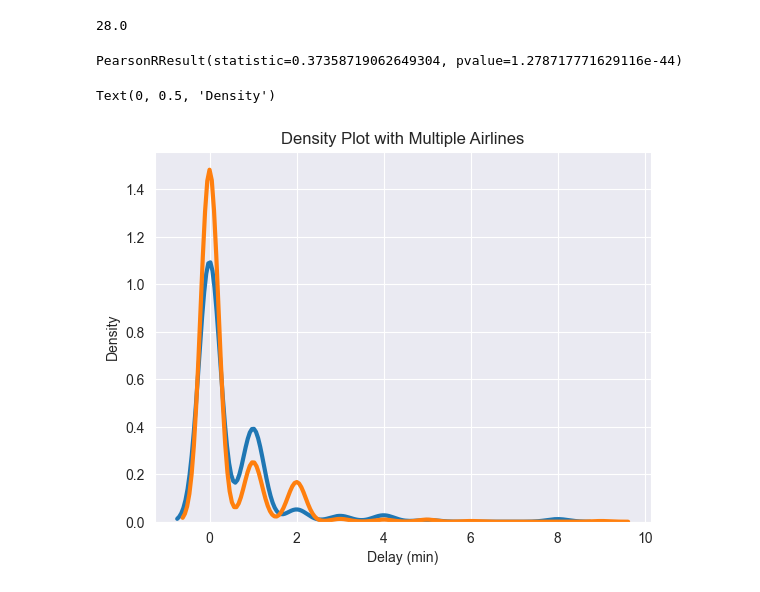
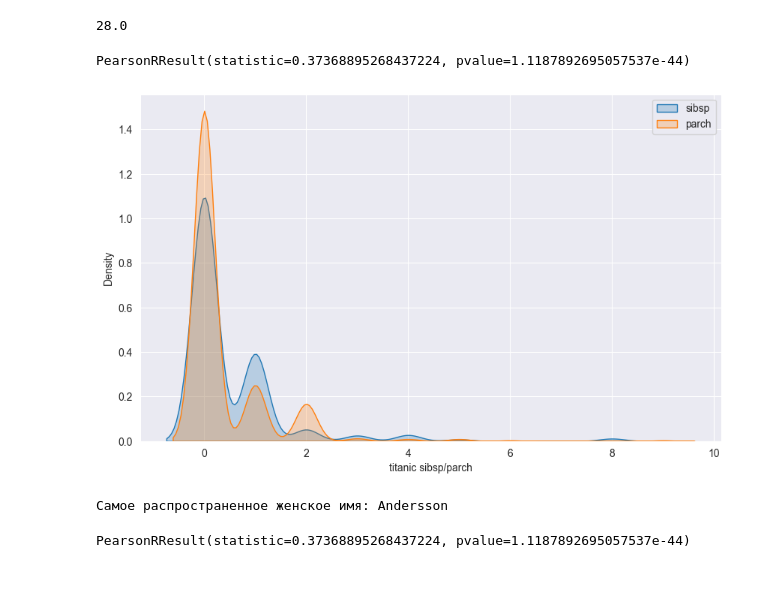
Before and after one commit to AlekseyKhaleev/MachineLearning, a Jupyter notebook: source/ML_LAB1.ipynb, the cells around one changed output. Drawn from its saved outputs; the diff is of its cells as text; code cells hidden in the pictures.

```diff
--- a/source/ML_LAB1.ipynb
+++ b/source/ML_LAB1.ipynb
@@ -47,8 +51,8 @@ pclass
 Name: pclass, dtype: int64
 There are 24.7% 1st class passengers
 # %%
-ages = df['age'].map(lambda x: x.replace(',', '.') if isinstance(x, str) else x).astype(float)
-ages
+df['age'] = df['age'].map(lambda x: x.replace(',', '.') if isinstance(x, str) else x).astype(float)
+df['age']
 # %% [output]
 0       29.0000
 1        0.9167
@@ -74,28 +78,33 @@ round(ages.median(), 1)
 28.0
 # %%
 # коэффициент корреляции Пирсона / pvalue
-sibsp = df['sibsp'].dropna()
-parch = df['parch'].dropna()
+df['sibsp'] = df['sibsp'].fillna(0)
+df['parch'] = df['parch'].fillna(0)
 
-print(scipy.stats.pearsonr(sibsp, parch))
+print(scipy.stats.pearsonr(df['sibsp'], df['parch']))
 # %% [output]
-PearsonRResult(statistic=0.37358719062649304, pvalue=1.278717771629116e-44)
+PearsonRResult(statistic=0.37368895268437224, pvalue=1.1187892695057537e-44)
 # %%
 # pvalue << 0,001; статистически значимая зависимость
-# %%
-
-# Iterate through the five airlines
-for sub in [sibsp, parch]:
-    # Draw the density plot
-    sns.distplot(sub, hist = False, kde = True,
-                 kde_kws = {'linewidth': 3},
-                 label = sub.name)
-
-# Plot formatting
-plt.legend = 'data'
-plt.title('Density Plot with Multiple Airlines')
-plt.xlabel('Delay (min)')
-plt.ylabel('Density')
-# %% [output]
-Text(0, 0.5, 'Density')
-[figure, removed]
+# %%
+# распределение sibsp/parch
+plt.figure(figsize=(10, 6))
+
+sns.kdeplot(data=df, x='sibsp', label='sibsp', shade=True)
+sns.kdeplot(data=df, x='parch', label='parch', shade=True)
+
+plt.legend()
+plt.xlabel('titanic sibsp/parch')
+plt.show()
+# %% [output]
+[figure, added]
+# %%
+df['first_name'] = df['name'].str.split(',').str[0]
+print(f"Самое распространенное женское имя: {df[df['sex'] == 'female']['first_name'].mode()[0]}")
+# %% [output]
+Самое распространенное женское имя: Andersson
+# %%
+# коэффициент корреляции Пирсона / pvalue
+print(scipy.stats.pearsonr(df['sibsp'], df['parch']))
+# %% [output]
+PearsonRResult(statistic=0.37368895268437224, pvalue=1.1187892695057537e-44)
```
Also changed, not shown: parts of 9 cells of this notebook.
